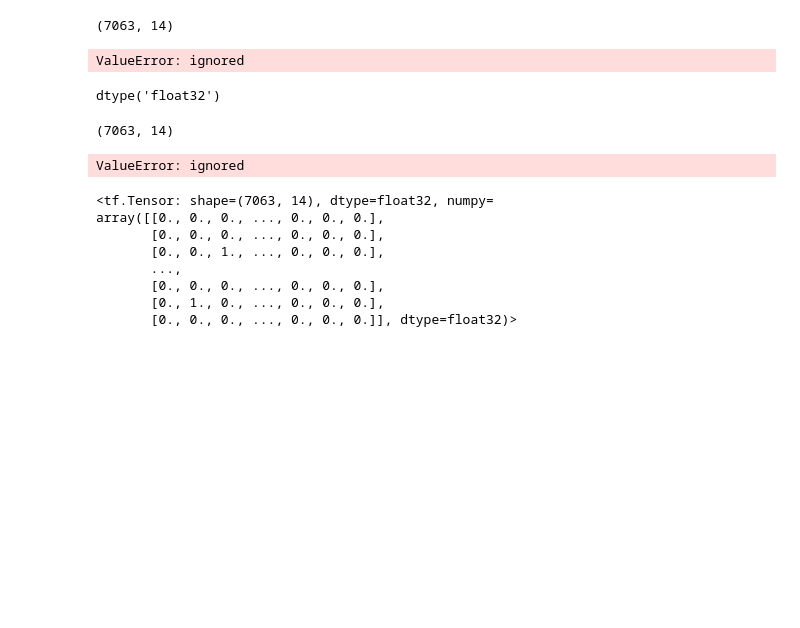
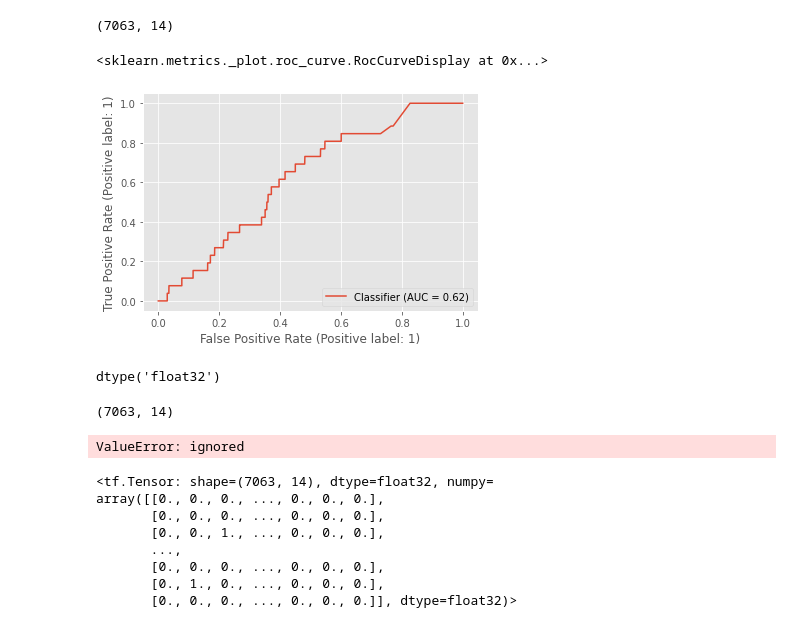
Before and after one commit to MarcoBarroca/VI_EAFEXP_Proj3, a Jupyter notebook: projetos/marco.ipynb, the cells around one changed output. Cells and saved outputs as stored; diff of their text form; code cells hidden in the pictures; blank space fills up the shorter version.

```diff
--- a/projetos/marco.ipynb
+++ b/projetos/marco.ipynb
@@ -43,8 +43,8 @@ DATA_EXTRA='/content/drive/MyDrive/DataP03/plasticc_lightcurves_extra.csv.gz'
 train_data = pd.read_csv(DATA_TRAIN,
 )
 
-test_data=pd.read_csv(DATA_TEST)
-data_extra=pd.read_csv(DATA_EXTRA)
+metadata_test=pd.read_csv(DATA_TEST)
+test_data=pd.read_csv(DATA_EXTRA)
 metadata_train=pd.read_csv(METADATA_TRAIN)
 # %%
 metadata_train
@@ -510,9 +518,10 @@ pred_train.shape
 # %%
 y_test = test_data['target'].values
 y_test = pre.LabelBinarizer().fit_transform(y)
-met.RocCurveDisplay.from_predictions(y_test[:,7],pred_train[:,7])
+met.RocCurveDisplay.from_predictions(y_train[:,5],pred_train[:,5])
 # %% [output]
-ValueError: ignored
+<sklearn.metrics._plot.roc_curve.RocCurveDisplay at 0x...>
+[figure, added]
 # %%
 x_train[]].dtype
 # %% [output]
```
Also changed, not shown: parts of 16 cells of this notebook.
